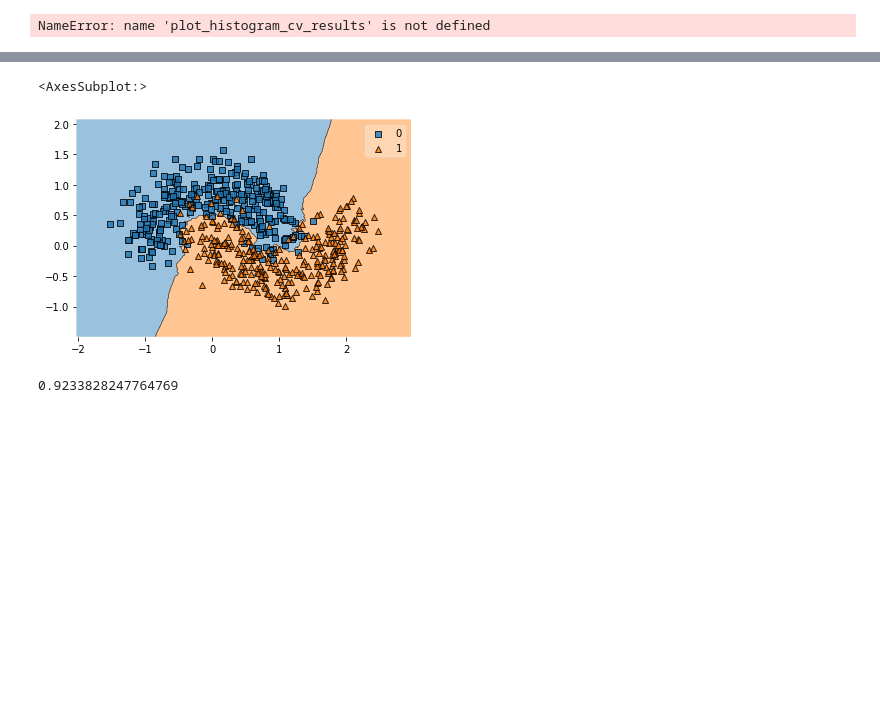
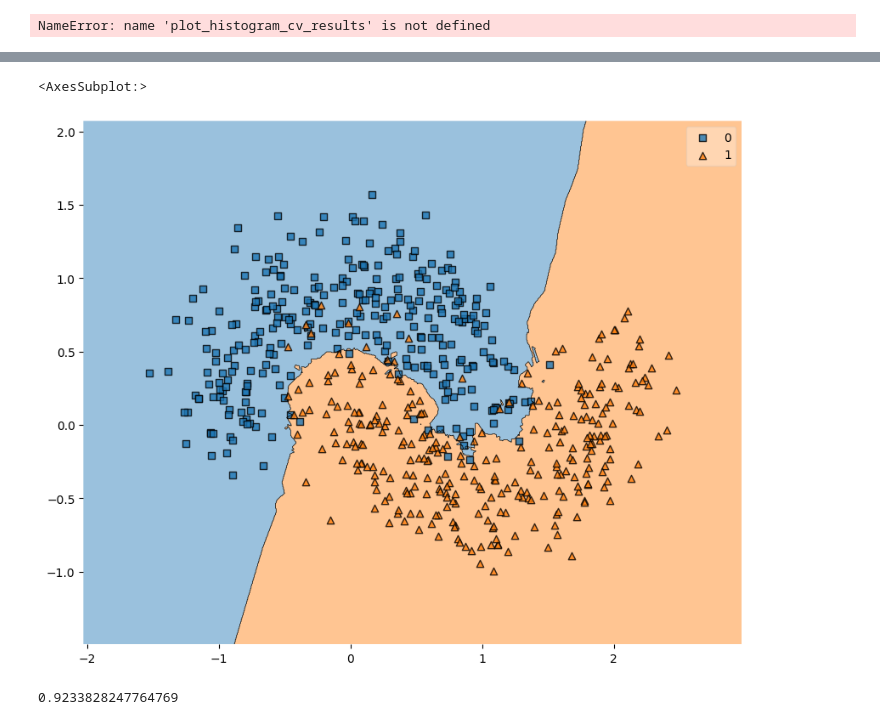
Before and after one commit to bleakwood/le-wagon-lectures, a Jupyter notebook: Ensemble Methods.ipynb, the cells around one changed output, grey strips where cells are left out. Saved outputs shown, nothing was run; the diff lists cells and outputs as text; code cells hidden in the pictures; blank space fills up the shorter version.

```diff
--- a/Ensemble Methods.ipynb
+++ b/Ensemble Methods.ipynb
@@ -161,15 +162,16 @@ plot_classifier(max_depth=5)
 # %%
 from sklearn.ensemble import BaggingClassifier, BaggingRegressor
 from sklearn.neighbors import KNeighborsClassifier
 
 weak_learner = KNeighborsClassifier(n_neighbors=3)
 bagged_model = BaggingClassifier(weak_learner, n_estimators=40)
 
 bagged_model.fit(X_moon, y_moon)
+fig = plt.figure(figsize=(10,8))
 plot_decision_regions(X_moon, y_moon, bagged_model, zoom_factor=2.0)
 # %% [output]
 <AxesSubplot:>
-[figure, old version]
+[figure, new version]
 # %%
 from sklearn.linear_model import LinearRegression
 
```
Also changed, not shown: parts of 7 cells of this notebook, 24 other files.
